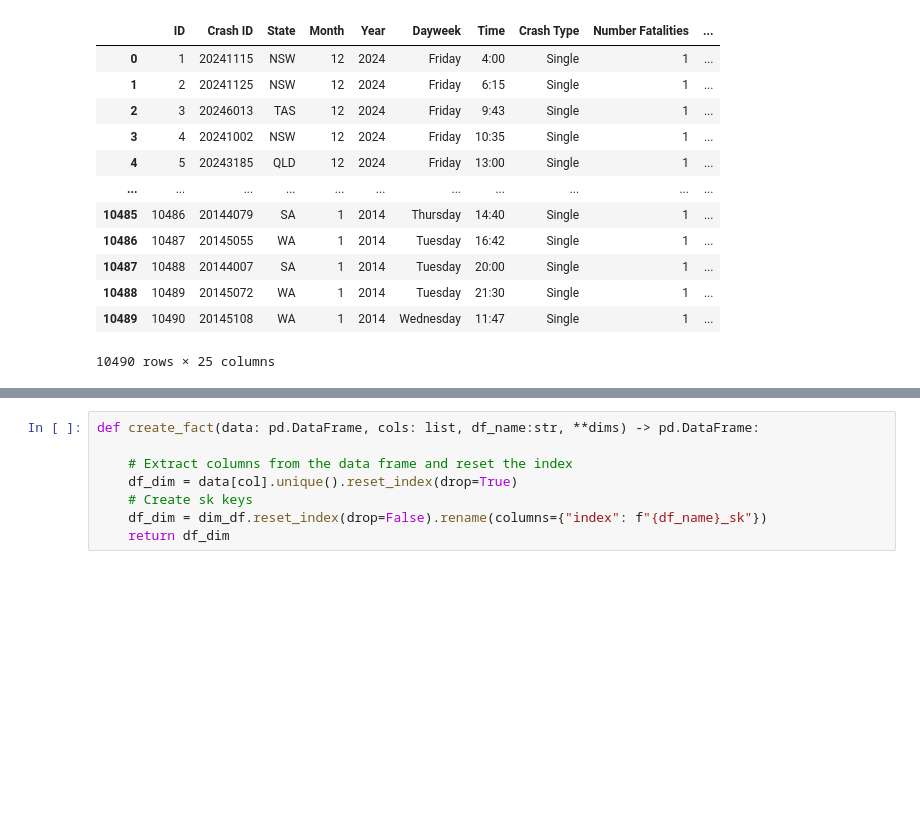
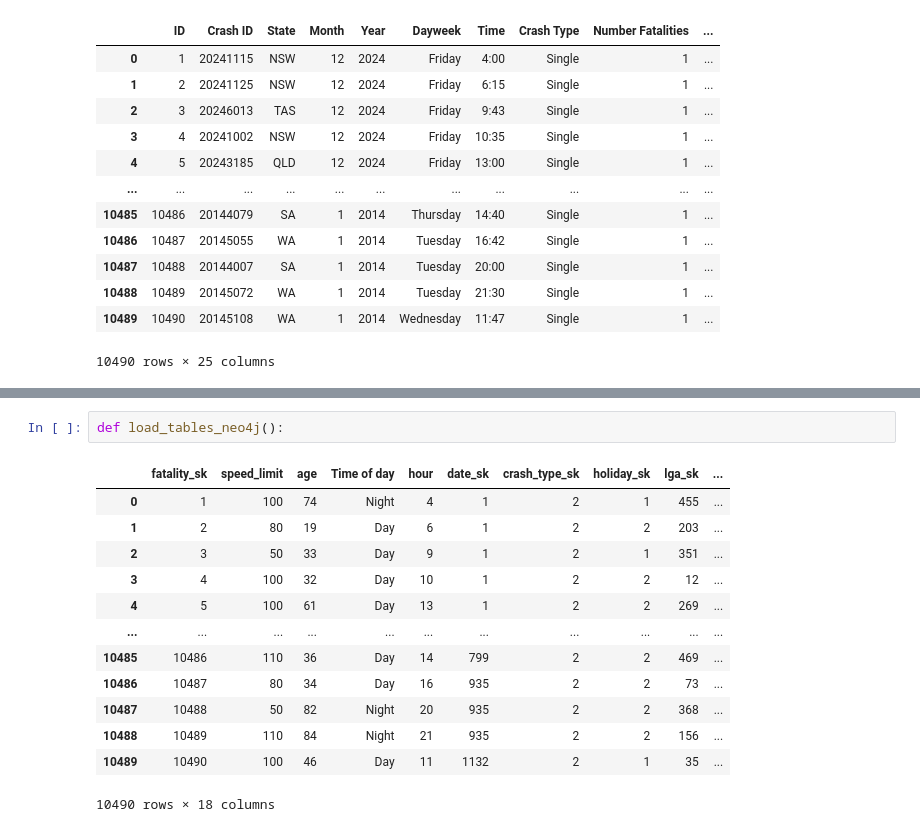
Before and after one commit to cedrusdang/graph-db-query, a Jupyter notebook: protocol.ipynb, the cells around one changed output, grey strips where cells are left out. Saved outputs shown, nothing was run; the diff lists cells and outputs as text; blank space fills up the shorter version.

```diff
--- a/protocol.ipynb
+++ b/protocol.ipynb
@@ -138,8 +149,16 @@ dim_time = create_dim(data, cols_sets, "time", sk=False)
-# %%
-def create_fact(data: pd.DataFrame, cols: list, df_name:str, **dims) -> pd.DataFrame:
-
-    # Extract columns from the data frame and reset the index
-    df_dim = data[col].unique().reset_index(drop=True)
-    # Create sk keys
-    df_dim = dim_df.reset_index(drop=False).rename(columns={"index": f"{df_name}_sk"})
-    return df_dim
+# %%
+def load_tables_neo4j():
+# %% [output]
+|  | fatality_sk | speed_limit | age | Time of day | hour | date_sk | crash_type_sk | holiday_sk | lga_sk | ... |
+| 0 | 1 | 100 | 74 | Night | 4 | 1 | 2 | 1 | 455 | ... |
+| 1 | 2 | 80 | 19 | Day | 6 | 1 | 2 | 2 | 203 | ... |
+| 2 | 3 | 50 | 33 | Day | 9 | 1 | 2 | 1 | 351 | ... |
+| 3 | 4 | 100 | 32 | Day | 10 | 1 | 2 | 2 | 12 | ... |
+| 4 | 5 | 100 | 61 | Day | 13 | 1 | 2 | 2 | 269 | ... |
+| ... | ... | ... | ... | ... | ... | ... | ... | ... | ... | ... |
+| 10485 | 10486 | 110 | 36 | Day | 14 | 799 | 2 | 2 | 469 | ... |
+| 10486 | 10487 | 80 | 34 | Day | 16 | 935 | 2 | 2 | 73 | ... |
+| 10487 | 10488 | 50 | 82 | Night | 20 | 935 | 2 | 2 | 368 | ... |
+| 10488 | 10489 | 110 | 84 | Night | 21 | 935 | 2 | 2 | 156 | ... |
+| 10489 | 10490 | 100 | 46 | Day | 11 | 1132 | 2 | 1 | 35 | ... |
+10490 rows × 18 columns
```
Also changed, not shown: parts of 3 cells of this notebook, 4 other files.
